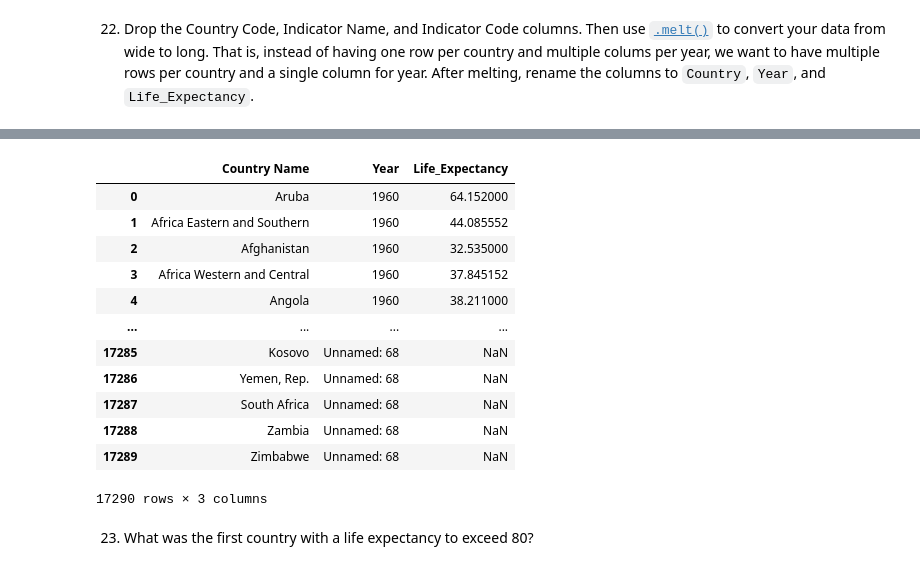
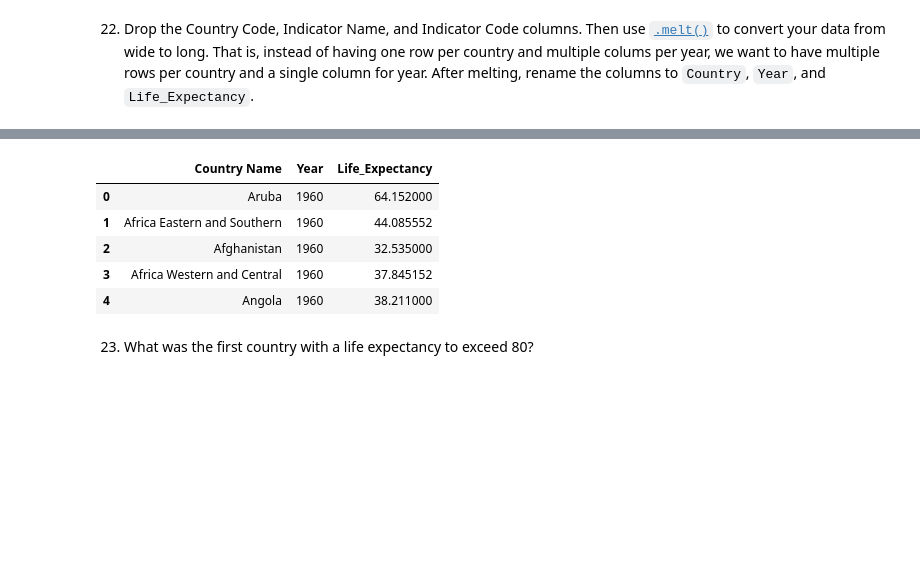
Before and after one commit to nss-data-science-cohort-8/un-exploration-vickitaylor, a Jupyter notebook: notebooks/un_data_exploration.ipynb, the cells around one changed output, grey strips where cells are left out. Drawn from its saved outputs; the diff is of its cells as text; code cells hidden in the pictures; blank space fills up the shorter version.

```diff
--- a/notebooks/un_data_exploration.ipynb
+++ b/notebooks/un_data_exploration.ipynb
@@ -649,18 +648,12 @@ life_expectancy.head()
 # %%
-pd.melt(life_expectancy, id_vars = ['Country Name'], var_name = 'Year', value_name = 'Life_Expectancy')
+life_expectancy = pd.melt(life_expectancy, id_vars = ['Country Name'], var_name = 'Year', value_name = 'Life_Expectancy')
+life_expectancy.head()
 # %% [output]
 |  | Country Name | Year | Life_Expectancy |
 | 0 | Aruba | 1960 | 64.152000 |
 | 1 | Africa Eastern and Southern | 1960 | 44.085552 |
 | 2 | Afghanistan | 1960 | 32.535000 |
 | 3 | Africa Western and Central | 1960 | 37.845152 |
 | 4 | Angola | 1960 | 38.211000 |
-| ... | ... | ... | ... |
-| 17285 | Kosovo | Unnamed: 68 | NaN |
-| 17286 | Yemen, Rep. | Unnamed: 68 | NaN |
-| 17287 | South Africa | Unnamed: 68 | NaN |
-| 17288 | Zambia | Unnamed: 68 | NaN |
-| 17289 | Zimbabwe | Unnamed: 68 | NaN |
-17290 rows × 3 columns
 # %% [markdown]
 23. What was the first country with a life expectancy to exceed 80?
```
Also changed, not shown: parts of 7 cells of this notebook.
